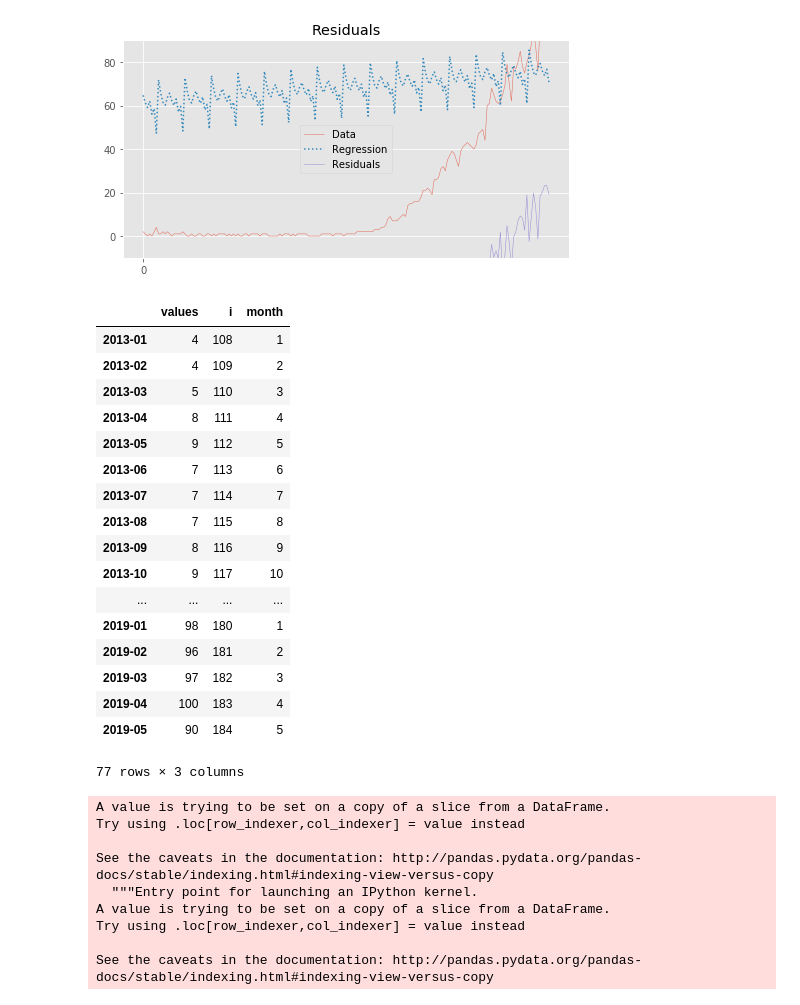
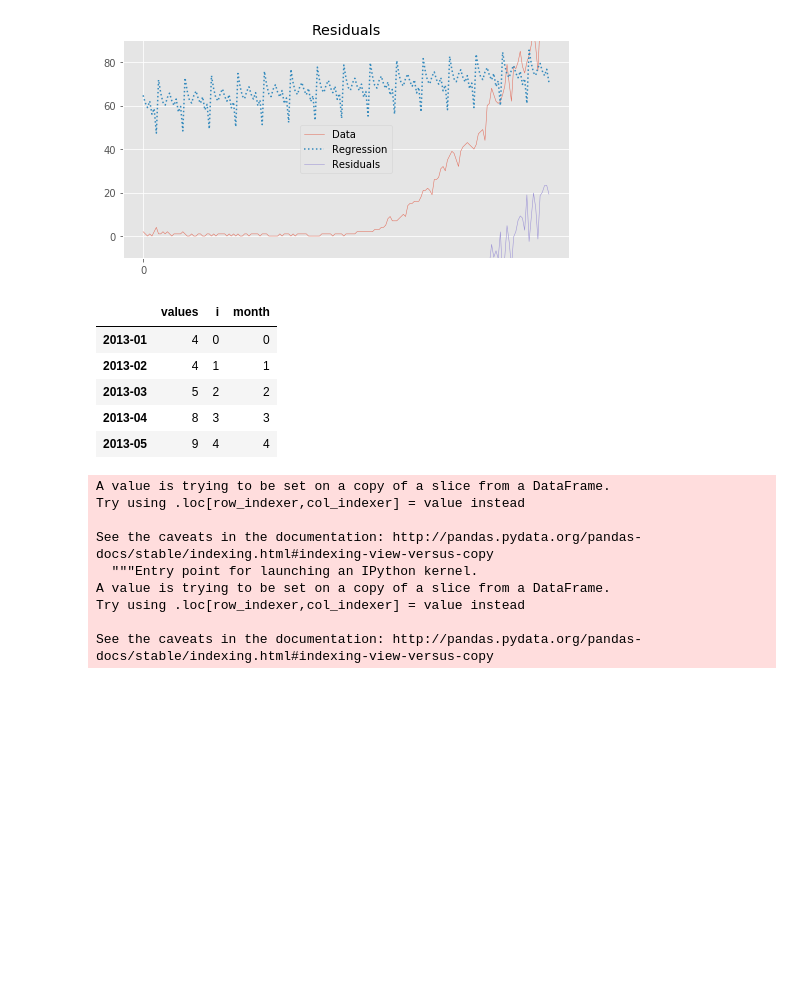
Before and after one commit to Jkim516/time-series-examples, a Jupyter notebook: time-series-examples.ipynb, the cells around one changed output. Cells and saved outputs as stored; diff of their text form; code cells hidden in the pictures; blank space fills up the shorter version.

```diff
--- a/time-series-examples.ipynb
+++ b/time-series-examples.ipynb
@@ -354,26 +380,14 @@ plt.show()
 # %%
 ds_df1 = ds_df.loc[~(ds_df['i'] <= 107)]
 # %%
-ds_df1
+ds_df1.head()
 # %% [output]
 |  | values | i | month |
-| 2013-01 | 4 | 108 | 1 |
-| 2013-02 | 4 | 109 | 2 |
-| 2013-03 | 5 | 110 | 3 |
-| 2013-04 | 8 | 111 | 4 |
-| 2013-05 | 9 | 112 | 5 |
-| 2013-06 | 7 | 113 | 6 |
-| 2013-07 | 7 | 114 | 7 |
-| 2013-08 | 7 | 115 | 8 |
-| 2013-09 | 8 | 116 | 9 |
-| 2013-10 | 9 | 117 | 10 |
-| ... | ... | ... | ... |
-| 2019-01 | 98 | 180 | 1 |
-| 2019-02 | 96 | 181 | 2 |
-| 2019-03 | 97 | 182 | 3 |
-| 2019-04 | 100 | 183 | 4 |
-| 2019-05 | 90 | 184 | 5 |
+| 2013-01 | 4 | 0 | 0 |
+| 2013-02 | 4 | 1 | 1 |
+| 2013-03 | 5 | 2 | 2 |
+| 2013-04 | 8 | 3 | 3 |
+| 2013-05 | 9 | 4 | 4 |
-77 rows × 3 columns
 # %%
 ds_df1['i'] = np.arange(len(ds_df1))
 ds_df1['month'] = ds_df1['i'] % 12
```
Also changed, not shown: parts of 2 cells of this notebook.
